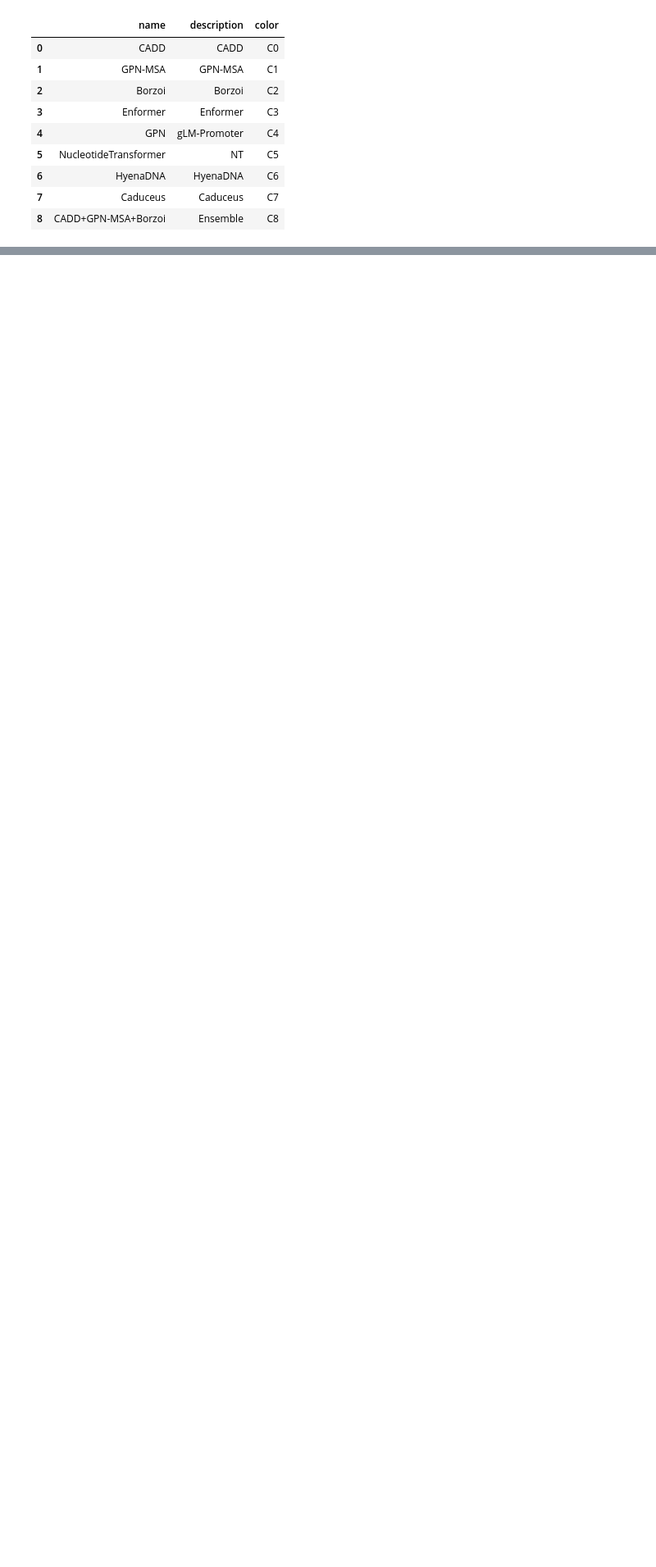
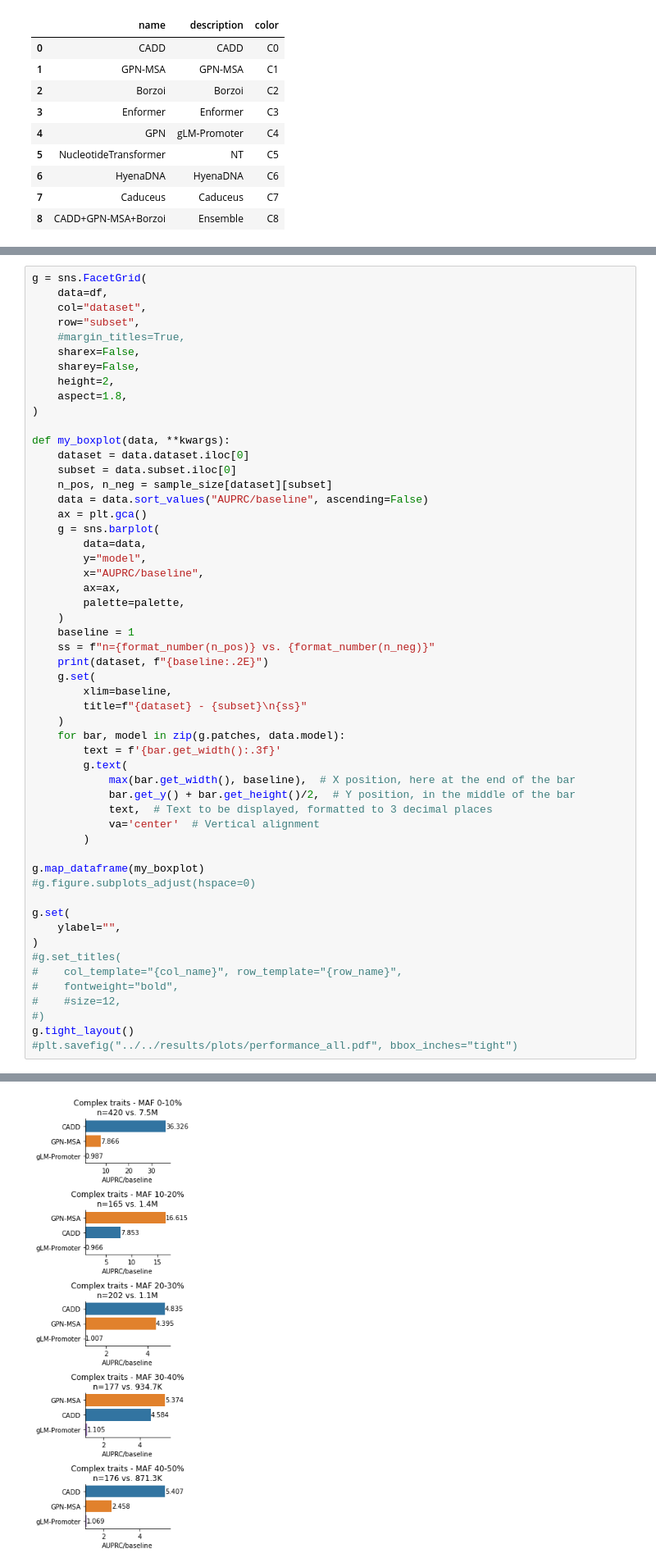
Before and after one commit to minjaf/TraitGym, a Jupyter notebook: workflow/notebooks/performance_all.ipynb, the cells around one changed output, grey strips where cells are left out. Shown: that part at 82% size. Drawn from its saved outputs; the diff is of its cells as text; blank space fills up the shorter version.

```diff
--- a/workflow/notebooks/performance_all.ipynb
+++ b/workflow/notebooks/performance_all.ipynb
@@ -109,0 +152,55 @@ df
+# %%
+g = sns.FacetGrid(
+    data=df,
+    col="dataset",
+    row="subset",
+    #margin_titles=True,
+    sharex=False,
+    sharey=False,
+    height=2,
+    aspect=1.8,
+)
+
+def my_boxplot(data, **kwargs):
+    dataset = data.dataset.iloc[0]
+    subset = data.subset.iloc[0]
+    n_pos, n_neg = sample_size[dataset][subset]
+    data = data.sort_values("AUPRC/baseline", ascending=False)
+    ax = plt.gca()
+    g = sns.barplot(
+        data=data,
+        y="model",
+        x="AUPRC/baseline",
+        ax=ax,
+        palette=palette,
+    )
+    baseline = 1
+    ss = f"n={format_number(n_pos)} vs. {format_number(n_neg)}"
+    print(dataset, f"{baseline:.2E}")
+    g.set(
+        xlim=baseline,
+        title=f"{dataset} - {subset}\n{ss}"
+    )
+    for bar, model in zip(g.patches, data.model):
+        text = f'{bar.get_width():.3f}'
+        g.text(
+            max(bar.get_width(), baseline),  # X position, here at the end of the bar
+            bar.get_y() + bar.get_height()/2,  # Y position, in the middle of the bar
+            text,  # Text to be displayed, formatted to 3 decimal places
+            va='center'  # Vertical alignment
+        )
+
+g.map_dataframe(my_boxplot)
+#g.figure.subplots_adjust(hspace=0)
+
+g.set(
+    ylabel="",
+)
+#g.set_titles(
+#    col_template="{col_name}", row_template="{row_name}",
+#    fontweight="bold",
+#    #size=12,
+#)
+g.tight_layout()
+#plt.savefig("../../results/plots/performance_all.pdf", bbox_inches="tight")
+# %% [output]
@@ -110,3 +213,4 @@ df
+[figure, added]
 # %%
 g = sns.FacetGrid(
     data=df,
```
Also changed, not shown: parts of 9 cells of this notebook, 1 other file.
